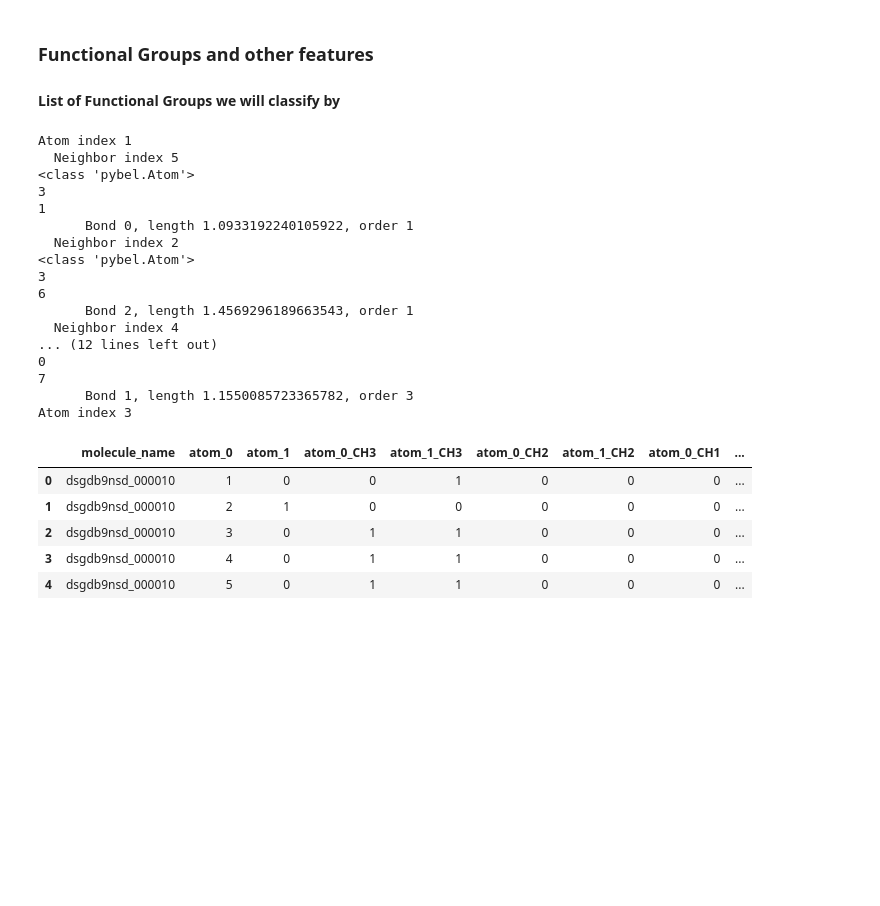
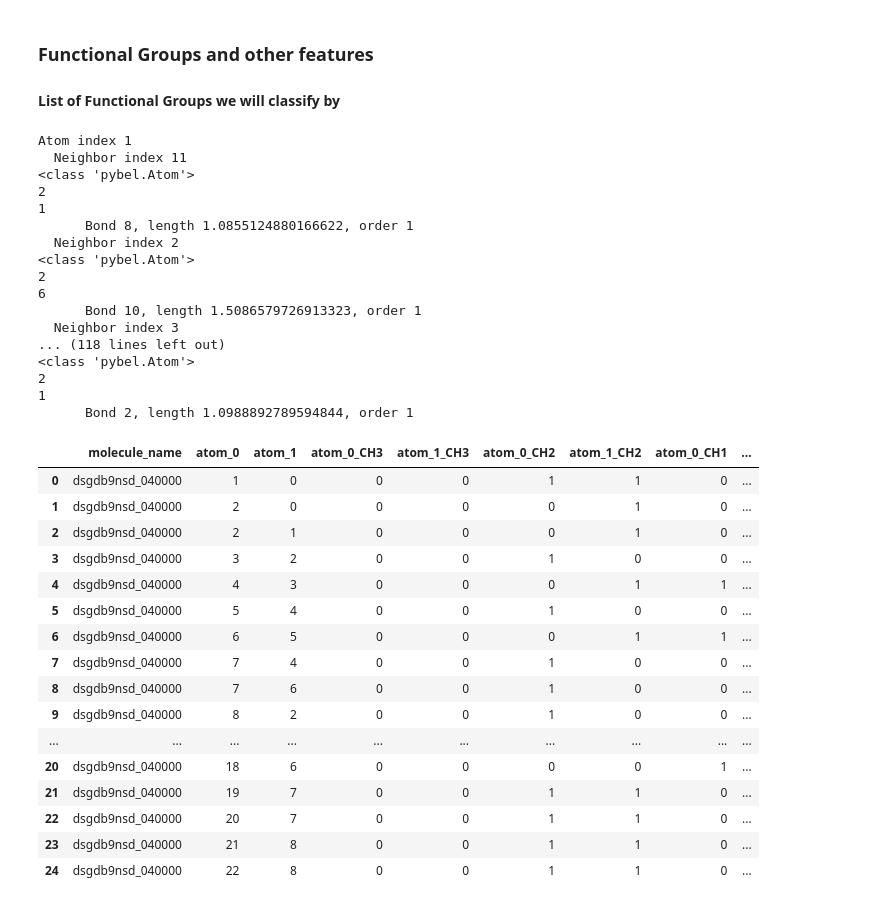
Before and after one commit to johngreibelarsen/predicting-molecular-properties, a Jupyter notebook: basic_feature_engineering_v6.ipynb, the cells around one changed output. Saved outputs shown, nothing was run; the diff lists cells and outputs as text; code cells hidden in the pictures; blank space fills up the shorter version.

```diff
--- a/basic_feature_engineering_v6.ipynb
+++ b/basic_feature_engineering_v6.ipynb
@@ -81,5 +81,5 @@ CC=O
 # %%
-mol = next(pybel.readfile("xyz", "./input/structures/dsgdb9nsd_000007.xyz"))
+mol = next(pybel.readfile("xyz", "./input/structures/dsgdb9nsd_010000.xyz"))
 for atom in mol:
    # do something with atom
     print(str(atom.idx) + " : " + str(atom.type))
@@ -413,7 +414,7 @@ df.head(20)
 # %%
 import openbabel
 
-name = 'dsgdb9nsd_000010'
+name = 'dsgdb9nsd_040000'
 
 mol = next(pybel.readfile("xyz", "./input/structures/" + name + ".xyz"))
 
@@ -497,26 +498,26 @@ for atom in mol.atoms:
 #        atom_0_CH0.append(search_mol_tuple(mol_indexes_of_CH0, neighbour_atom_id))
         print(atom.OBAtom.ExplicitHydrogenCount())
         print(neighbour_atom.GetAtomicNum())
-        atom_0_CH3.append(1 if (neighbour_atom.GetAtomicNum() == 1 and atom.OBAtom.ExplicitHydrogenCount() == 3) else search_mol_tuple(mol_indexes_of_CH3, neighbour_atom_id))
-        atom_0_CH2.append(1 if (neighbour_atom.GetAtomicNum() == 1 and atom.OBAtom.ExplicitHydrogenCount() == 2) else search_mol_tuple(mol_indexes_of_CH2, neighbour_atom_id))
-        atom_0_CH1.append(1 if (neighbour_atom.GetAtomicNum() == 1 and atom.OBAtom.ExplicitHydrogenCount() == 1) else search_mol_tuple(mol_indexes_of_CH1, neighbour_atom_id))
-        atom_0_CH0.append(1 if (neighbour_atom.GetAtomicNum() == 1 and atom.OBAtom.ExplicitHydrogenCount() == 0) else search_mol_tuple(mol_indexes_of_CH0, neighbour_atom_id))
+        atom_0_CH3.append(1 if (atom.atomicnum == 6 and neighbour_atom.GetAtomicNum() == 1 and atom.OBAtom.ExplicitHydrogenCount() == 3) else search_mol_tuple(mol_indexes_of_CH3, neighbour_atom_id))
+        atom_0_CH2.append(1 if (atom.atomicnum == 6 and neighbour_atom.GetAtomicNum() == 1 and atom.OBAtom.ExplicitHydrogenCount() == 2) else search_mol_tuple(mol_indexes_of_CH2, neighbour_atom_id))
+        atom_0_CH1.append(1 if (atom.atomicnum == 6 and neighbour_atom.GetAtomicNum() == 1 and atom.OBAtom.ExplicitHydrogenCount() == 1) else search_mol_tuple(mol_indexes_of_CH1, neighbour_atom_id))
+        atom_0_CH0.append(1 if (atom.atomicnum == 6 and neighbour_atom.GetAtomicNum() == 1 and atom.OBAtom.ExplicitHydrogenCount() == 0) else search_mol_tuple(mol_indexes_of_CH0, neighbour_atom_id))
 
         atom_1_CH3.append(search_mol_tuple(mol_indexes_of_CH3, atom_id))
         atom_1_CH2.append(search_mol_tuple(mol_indexes_of_CH2, atom_id))
         atom_1_CH1.append(search_mol_tuple(mol_indexes_of_CH1, atom_id))
         atom_1_CH0.append(search_mol_tuple(mol_indexes_of_CH0, atom_id))
 
-        atom_0_NH2.append(1 if (neighbour_atom.GetAtomicNum() == 1 and atom.OBAtom.ExplicitHydrogenCount() == 2) else search_mol_tuple(mol_indexes_of_NH2, neighbour_atom_id))
-        atom_0_NH1.append(1 if (neighbour_atom.GetAtomicNum() == 1 and atom.OBAtom.ExplicitHydrogenCount() == 1) else search_mol_tuple(mol_indexes_of_NH1, neighbour_atom_id))
-        atom_0_NH0.append(1 if (neighbour_atom.GetAtomicNum() == 1 and atom.OBAtom.ExplicitHydrogenCount() == 0) else search_mol_tuple(mol_indexes_of_NH0, neighbour_atom_id))
+        atom_0_NH2.append(1 if (atom.atomicnum == 7 and neighbour_atom.GetAtomicNum() == 1 and atom.OBAtom.ExplicitHydrogenCount() == 2) else search_mol_tuple(mol_indexes_of_NH2, neighbour_atom_id))
+        atom_0_NH1.append(1 if (atom.atomicnum == 7 and neighbour_atom.GetAtomicNum() == 1 and atom.OBAtom.ExplicitHydrogenCount() == 1) else search_mol_tuple(mol_indexes_of_NH1, neighbour_atom_id))
+        atom_0_NH0.append(1 if (atom.atomicnum == 7 and neighbour_atom.GetAtomicNum() == 1 and atom.OBAtom.ExplicitHydrogenCount() == 0) else search_mol_tuple(mol_indexes_of_NH0, neighbour_atom_id))
 
         atom_1_NH2.append(search_mol_tuple(mol_indexes_of_NH2, atom_id))
         atom_1_NH1.append(search_mol_tuple(mol_indexes_of_NH1, atom_id))
         atom_1_NH0.append(search_mol_tuple(mol_indexes_of_NH0, atom_id))
 
-        atom_0_OH1.append(1 if (neighbour_atom.GetAtomicNum() == 1 and atom.OBAtom.ExplicitHydrogenCount() == 1) else search_mol_tuple(mol_indexes_of_OH1, neighbour_atom_id))
-        atom_0_OH0.append(1 if (neighbour_atom.GetAtomicNum() == 1 and atom.OBAtom.ExplicitHydrogenCount() == 0) else search_mol_tuple(mol_indexes_of_OH0, neighbour_atom_id))
+        atom_0_OH1.append(1 if (atom.atomicnum == 8 and neighbour_atom.GetAtomicNum() == 1 and atom.OBAtom.ExplicitHydrogenCount() == 1) else search_mol_tuple(mol_indexes_of_OH1, neighbour_atom_id))
+        atom_0_OH0.append(1 if (atom.atomicnum == 8 and neighbour_atom.GetAtomicNum() == 1 and atom.OBAtom.ExplicitHydrogenCount() == 0) else search_mol_tuple(mol_indexes_of_OH0, neighbour_atom_id))
 
         atom_1_OH1.append(search_mol_tuple(mol_indexes_of_OH1, atom_id))
         atom_1_OH0.append(search_mol_tuple(mol_indexes_of_OH0, atom_id))
@@ -534,22 +535,22 @@ for atom in mol.atoms:
         print("      Bond {}, length {}, order {}".format(bond.GetIdx(), bond.GetLength(), bond.GetBO()))
 # %% [output]
 Atom index 1
-  Neighbor index 5
+  Neighbor index 11
 <class 'pybel.Atom'>
-3
+2
 1
-      Bond 0, length 1.0933192240105922, order 1
+      Bond 8, length 1.0855124880166622, order 1
   Neighbor index 2
 <class 'pybel.Atom'>
-3
+2
 6
-      Bond 2, length 1.4569296189663543, order 1
-  Neighbor index 4
-... (12 lines left out)
-0
-7
-      Bond 1, length 1.1550085723365782, order 3
-Atom index 3
+      Bond 10, length 1.5086579726913323, order 1
+  Neighbor index 3
+... (118 lines left out)
+<class 'pybel.Atom'>
+2
+1
+      Bond 2, length 1.0988892789594844, order 1
 # %%
 import pandas
 
@@ -567,36 +568,47 @@ df = pd.DataFrame({'molecule_name': mol_name,
                     'atom_0_CH0': atom_0_CH0,
                     'atom_1_CH0': atom_1_CH0,
 
                     'atom_0_NH2': atom_0_NH2,
                     'atom_1_NH2': atom_1_NH2,
                     'atom_0_NH1': atom_0_NH1,
                     'atom_1_NH1': atom_1_NH1,
                     'atom_0_NH0': atom_0_NH0,
                     'atom_1_NH0': atom_1_NH0,
 
                     'atom_0_OH1': atom_0_OH1,
                     'atom_1_OH1': atom_1_OH1,
                     'atom_0_OH0': atom_0_OH0,
                     'atom_1_OH0': atom_1_OH0,
 
                     'bond_order': bond_order,
                     'bond_length': bond_length,
                     'is_in_ring': is_in_ring,
                     'has_aromatic_bond': has_aromatic_bond,
                     'is_primary_amide': is_primary_amide,
                     'is_secondary_amide': is_secondary_amide,
                     'is_tertiary_amide': is_tertiary_amide,
                     'is_ester': is_ester,
                     'is_carbonyl': is_carbonyl,
                   })
 
 df = df.sort_values(['molecule_name', 'atom_0', 'atom_1']).reset_index(drop=True)
 
-df.head(20)
+df.head(30)
 # %% [output]
 |  | molecule_name | atom_0 | atom_1 | atom_0_CH3 | atom_1_CH3 | atom_0_CH2 | atom_1_CH2 | atom_0_CH1 | ... |
-| 0 | dsgdb9nsd_000010 | 1 | 0 | 0 | 1 | 0 | 0 | 0 | ... |
-| 1 | dsgdb9nsd_000010 | 2 | 1 | 0 | 0 | 0 | 0 | 0 | ... |
-| 2 | dsgdb9nsd_000010 | 3 | 0 | 1 | 1 | 0 | 0 | 0 | ... |
-| 3 | dsgdb9nsd_000010 | 4 | 0 | 1 | 1 | 0 | 0 | 0 | ... |
-| 4 | dsgdb9nsd_000010 | 5 | 0 | 1 | 1 | 0 | 0 | 0 | ... |
+| 0 | dsgdb9nsd_040000 | 1 | 0 | 0 | 0 | 1 | 1 | 0 | ... |
+| 1 | dsgdb9nsd_040000 | 2 | 0 | 0 | 0 | 0 | 1 | 0 | ... |
+| 2 | dsgdb9nsd_040000 | 2 | 1 | 0 | 0 | 0 | 1 | 0 | ... |
+| 3 | dsgdb9nsd_040000 | 3 | 2 | 0 | 0 | 1 | 0 | 0 | ... |
+| 4 | dsgdb9nsd_040000 | 4 | 3 | 0 | 0 | 0 | 1 | 1 | ... |
+| 5 | dsgdb9nsd_040000 | 5 | 4 | 0 | 0 | 1 | 0 | 0 | ... |
+| 6 | dsgdb9nsd_040000 | 6 | 5 | 0 | 0 | 0 | 1 | 1 | ... |
+| 7 | dsgdb9nsd_040000 | 7 | 4 | 0 | 0 | 1 | 0 | 0 | ... |
+| 8 | dsgdb9nsd_040000 | 7 | 6 | 0 | 0 | 1 | 0 | 0 | ... |
+| 9 | dsgdb9nsd_040000 | 8 | 2 | 0 | 0 | 1 | 0 | 0 | ... |
+| ... | ... | ... | ... | ... | ... | ... | ... | ... | ... |
+| 20 | dsgdb9nsd_040000 | 18 | 6 | 0 | 0 | 0 | 0 | 1 | ... |
+| 21 | dsgdb9nsd_040000 | 19 | 7 | 0 | 0 | 1 | 1 | 0 | ... |
+| 22 | dsgdb9nsd_040000 | 20 | 7 | 0 | 0 | 1 | 1 | 0 | ... |
+| 23 | dsgdb9nsd_040000 | 21 | 8 | 0 | 0 | 1 | 1 | 0 | ... |
+| 24 | dsgdb9nsd_040000 | 22 | 8 | 0 | 0 | 1 | 1 | 0 | ... |
```
Also changed, not shown: parts of 2 cells of this notebook.
